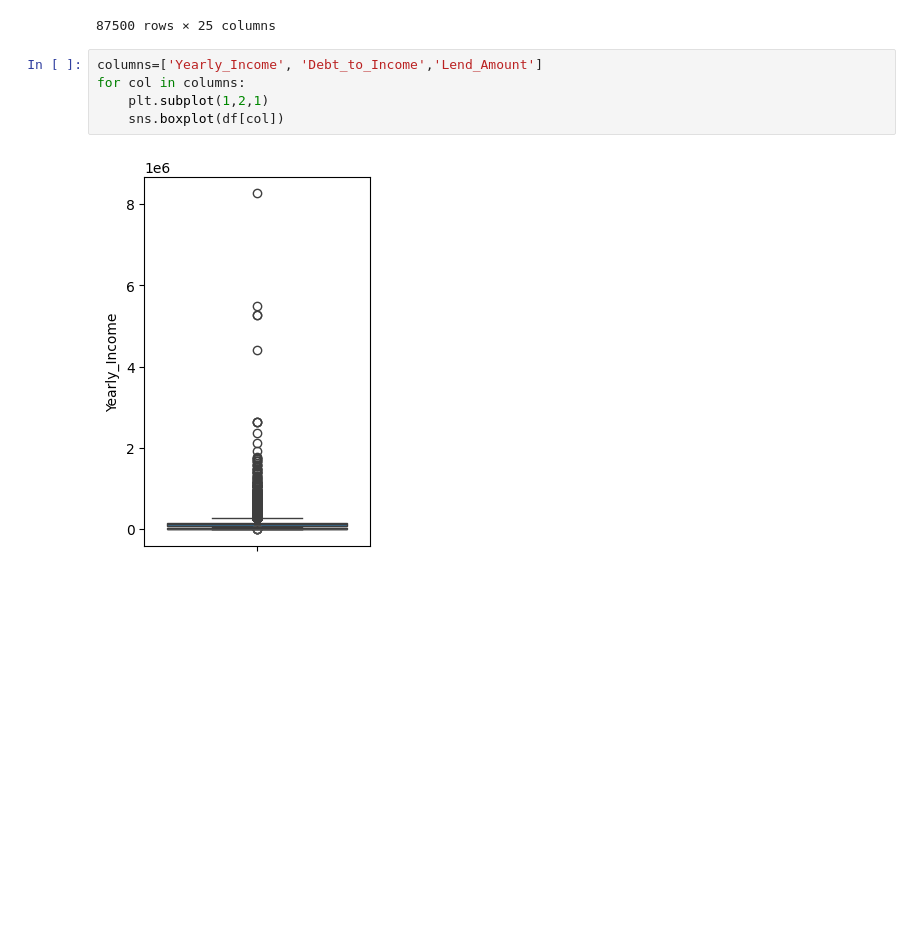
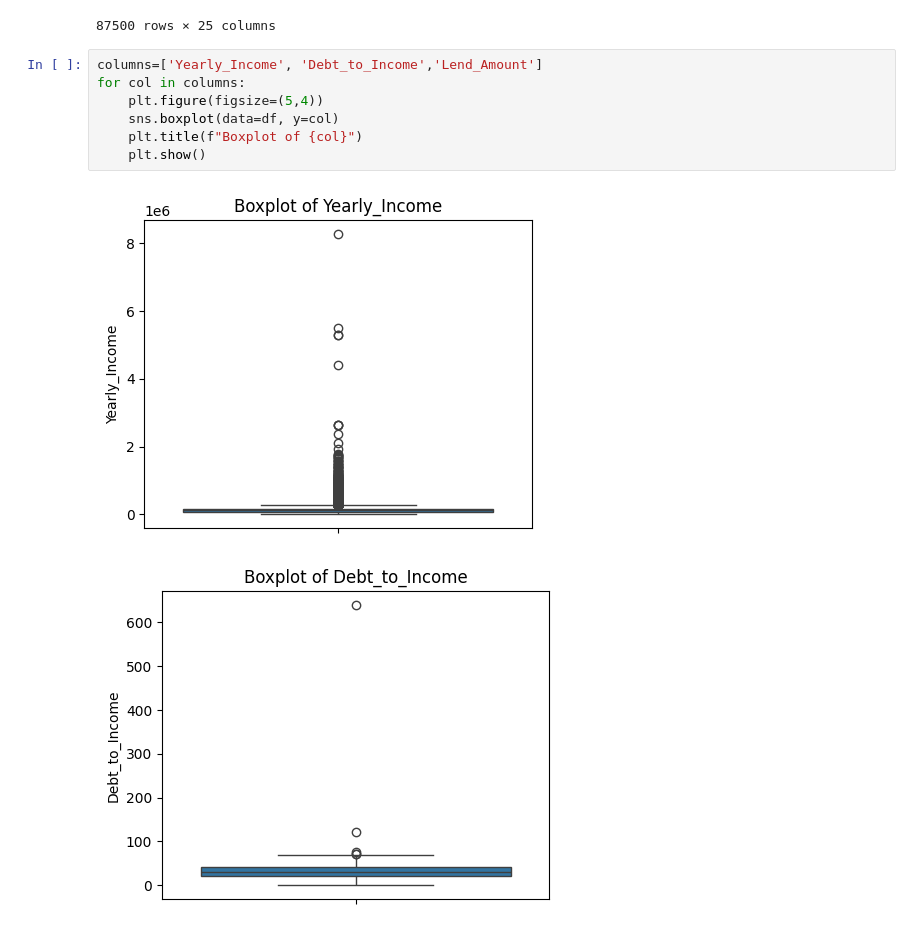
Before and after one commit to pokharel-aayush/data_science, a Jupyter notebook: Data_Train.ipynb, the cells around one changed output. Drawn from its saved outputs; the diff is of its cells as text; blank space fills up the shorter version.

```diff
--- a/Data_Train.ipynb
+++ b/Data_Train.ipynb
@@ -342,7 +342,10 @@ df
 # %%
 columns=['Yearly_Income', 'Debt_to_Income','Lend_Amount']
 for col in columns:
-    plt.subplot(1,2,1)
-    sns.boxplot(df[col])
+    plt.figure(figsize=(5,4))
+    sns.boxplot(data=df, y=col)
+    plt.title(f"Boxplot of {col}")
+    plt.show()
 # %% [output]
-[figure, old version]
+[figure, new version]
+[figure, added]
```
Also changed, not shown: parts of 20 cells of this notebook.
